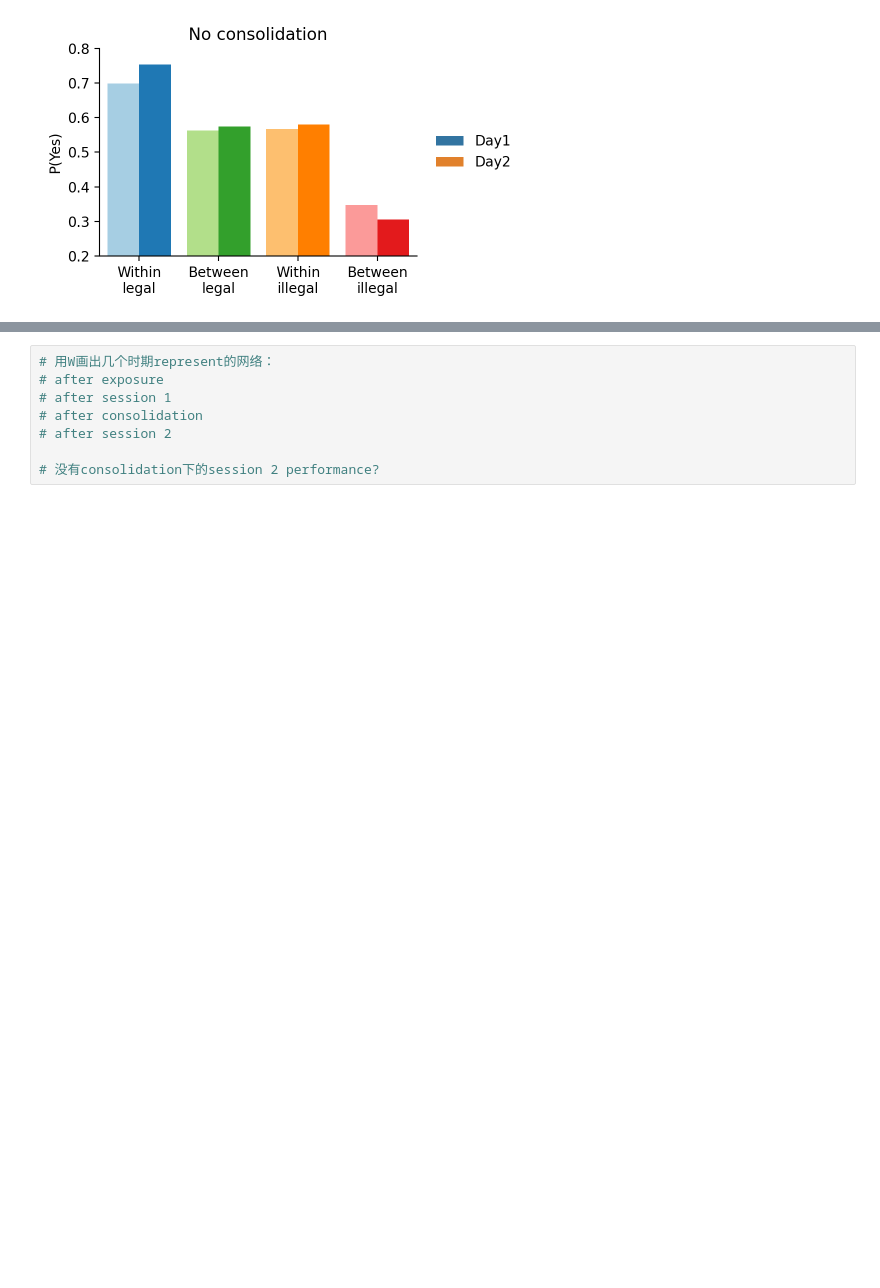
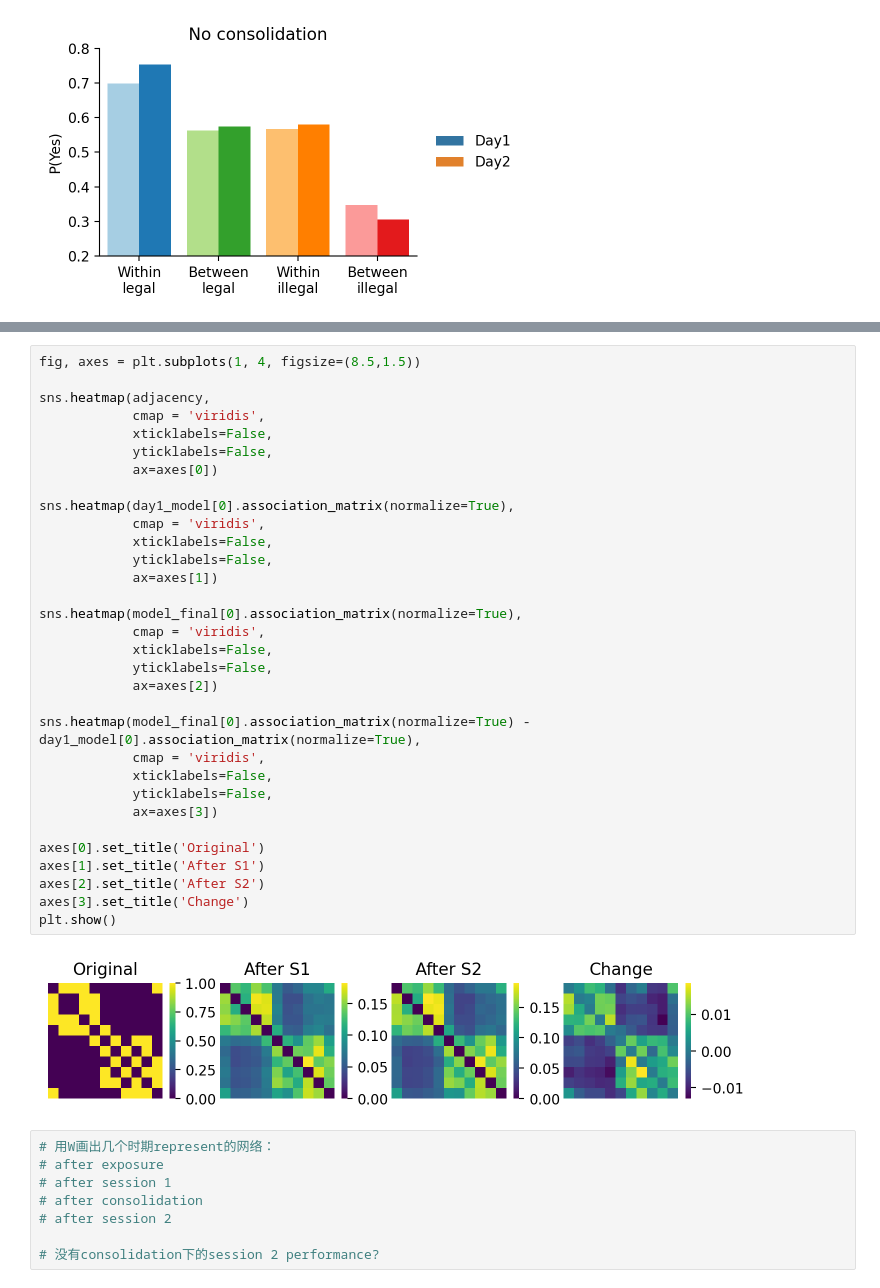
Before and after one commit to Xiaoyue-Zhou/Auditory-Structure-Learning-Model, a Jupyter notebook: Hebbian_exponential_decay.ipynb, the cells around one changed output, grey strips where cells are left out. Cells and saved outputs as stored; diff of their text form; blank space fills up the shorter version.

```diff
--- a/Hebbian_exponential_decay.ipynb
+++ b/Hebbian_exponential_decay.ipynb
@@ -745,3 +1023,37 @@ ax.set_ylim([0.2, 0.8])
+# %%
+fig, axes = plt.subplots(1, 4, figsize=(8.5,1.5))
+
+sns.heatmap(adjacency,
+            cmap = 'viridis',
+            xticklabels=False,
+            yticklabels=False,
+            ax=axes[0])
+
+sns.heatmap(day1_model[0].association_matrix(normalize=True),
+            cmap = 'viridis',
+            xticklabels=False,
+            yticklabels=False,
+            ax=axes[1])
+
+sns.heatmap(model_final[0].association_matrix(normalize=True),
+            cmap = 'viridis',
+            xticklabels=False,
+            yticklabels=False,
+            ax=axes[2])
+
+sns.heatmap(model_final[0].association_matrix(normalize=True) - day1_model[0].association_matrix(normalize=True),
+            cmap = 'viridis',
+            xticklabels=False,
+            yticklabels=False,
+            ax=axes[3])
+
+axes[0].set_title('Original')
+axes[1].set_title('After S1')
+axes[2].set_title('After S2')
+axes[3].set_title('Change')
+plt.show()
+# %% [output]
+[figure, added]
 # %%
 # 用W画出几个时期represent的网络：
 # after exposure
```
Also changed, not shown: parts of 6 cells of this notebook.
